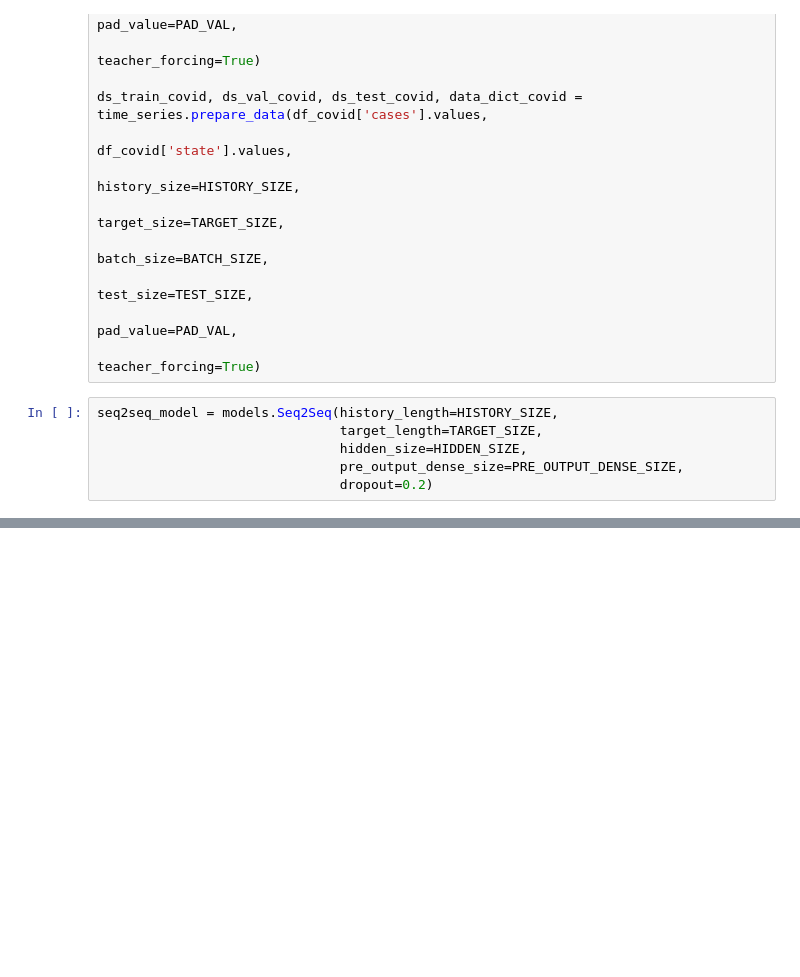
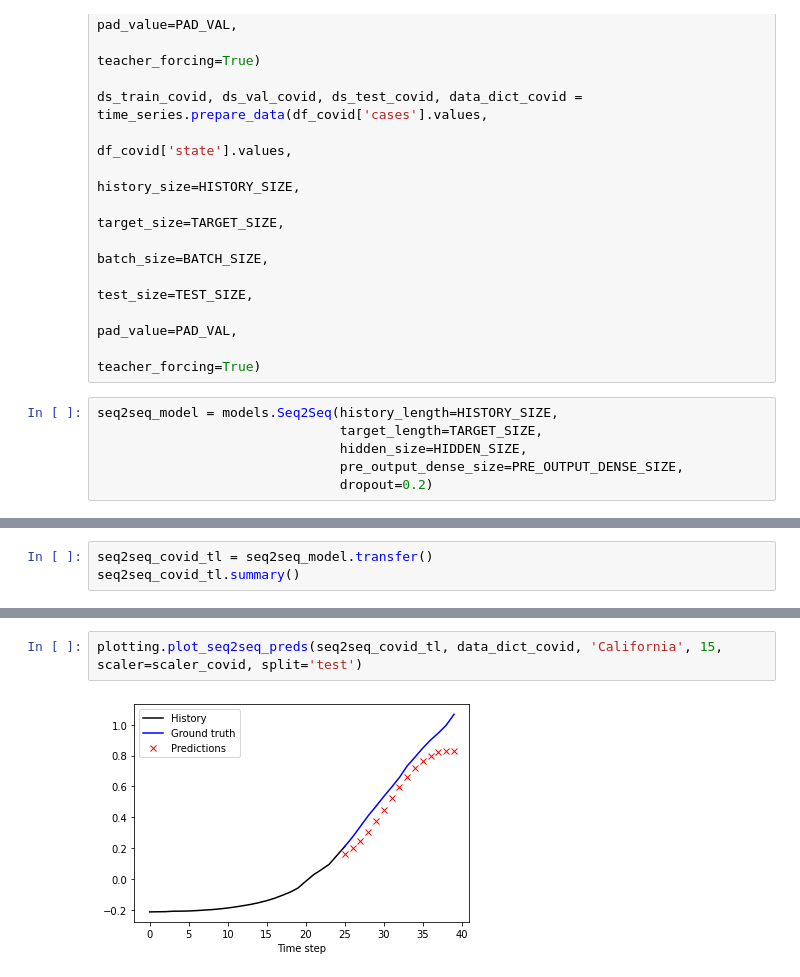
Before and after one commit to benlevyx/modelling-infectious-disease, a Jupyter notebook: notebooks/2_covid_transfer_learning.ipynb, the cells around one changed output, grey strips where cells are left out. Cells and saved outputs as stored; diff of their text form; blank space fills up the shorter version.

```diff
--- a/notebooks/2_covid_transfer_learning.ipynb
+++ b/notebooks/2_covid_transfer_learning.ipynb
@@ -541,0 +512,3 @@ array([[[0.48110268],
+# %%
+seq2seq_covid_tl = seq2seq_model.transfer()
+seq2seq_covid_tl.summary()
@@ -541,0 +557,4 @@ array([[[0.48110268],
+# %%
+plotting.plot_seq2seq_preds(seq2seq_covid_tl, data_dict_covid, 'California', 15, scaler=scaler_covid, split='test')
+# %% [output]
+[figure, added]
```
Also changed, not shown: parts of 11 cells of this notebook, 2 other files.
